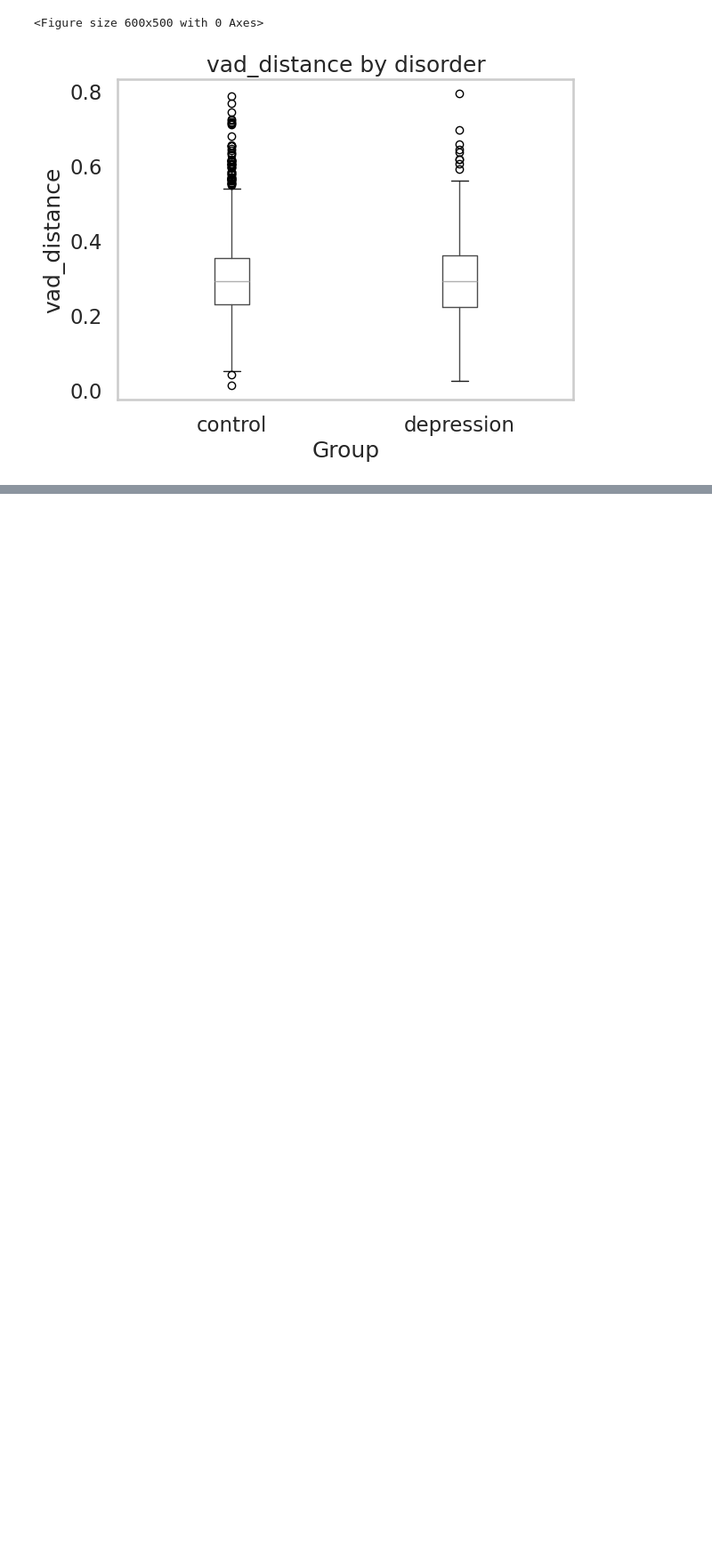
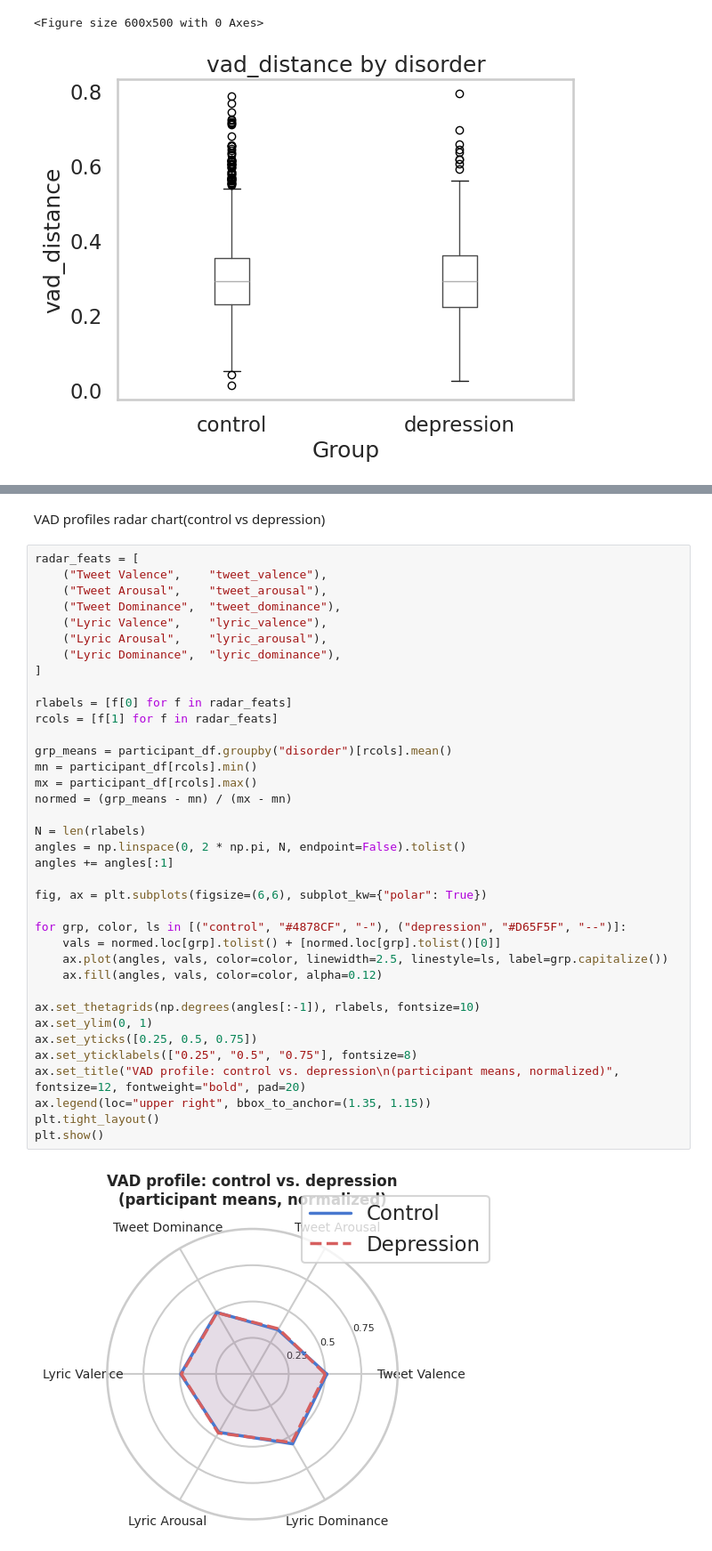
Before and after one commit to filpi86/mer-thesis, a Jupyter notebook: VAD_analysis_SHAP.ipynb, the cells around one changed output, grey strips where cells are left out. Shown at 89% size. Saved outputs shown, nothing was run; the diff lists cells and outputs as text; blank space fills up the shorter version.

```diff
--- a/VAD_analysis_SHAP.ipynb
+++ b/VAD_analysis_SHAP.ipynb
@@ -1184,0 +1095,41 @@ for feature in plot_features:
+# %% [markdown]
+VAD profiles radar chart(control vs depression)
+# %%
+radar_feats = [
+    ("Tweet Valence",    "tweet_valence"),
+    ("Tweet Arousal",    "tweet_arousal"),
+    ("Tweet Dominance",  "tweet_dominance"),
+    ("Lyric Valence",    "lyric_valence"),
+    ("Lyric Arousal",    "lyric_arousal"),
+    ("Lyric Dominance",  "lyric_dominance"),
+]
+
+rlabels = [f[0] for f in radar_feats]
+rcols = [f[1] for f in radar_feats]
+
+grp_means = participant_df.groupby("disorder")[rcols].mean()
+mn = participant_df[rcols].min()
+mx = participant_df[rcols].max()
+normed = (grp_means - mn) / (mx - mn)
+
+N = len(rlabels)
+angles = np.linspace(0, 2 * np.pi, N, endpoint=False).tolist()
+angles += angles[:1]
+
+fig, ax = plt.subplots(figsize=(6,6), subplot_kw={"polar": True})
+
+for grp, color, ls in [("control", "#4878CF", "-"), ("depression", "#D65F5F", "--")]:
+    vals = normed.loc[grp].tolist() + [normed.loc[grp].tolist()[0]]
+    ax.plot(angles, vals, color=color, linewidth=2.5, linestyle=ls, label=grp.capitalize())
+    ax.fill(angles, vals, color=color, alpha=0.12)
+
+ax.set_thetagrids(np.degrees(angles[:-1]), rlabels, fontsize=10)
+ax.set_ylim(0, 1)
+ax.set_yticks([0.25, 0.5, 0.75])
+ax.set_yticklabels(["0.25", "0.5", "0.75"], fontsize=8)
+ax.set_title("VAD profile: control vs. depression\n(participant means, normalized)", fontsize=12, fontweight="bold", pad=20)
+ax.legend(loc="upper right", bbox_to_anchor=(1.35, 1.15))
+plt.tight_layout()
+plt.show()
+# %% [output]
+[figure, added]
```
Also changed, not shown: parts of 18 cells of this notebook.
